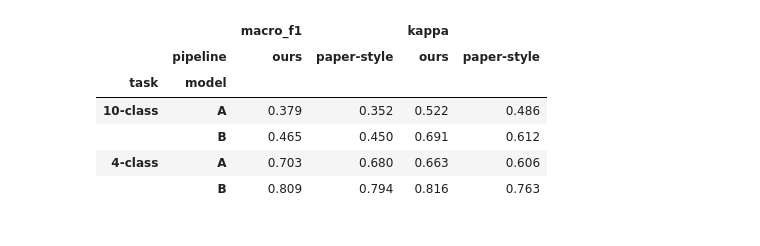
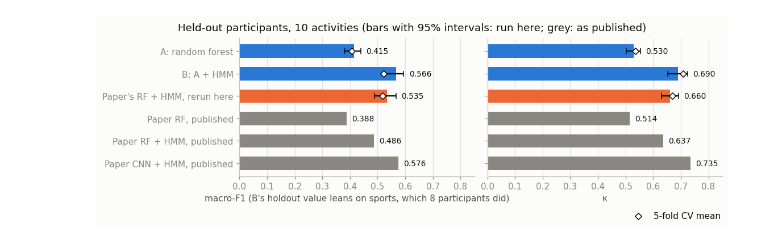
Before and after one commit to Alexr951/Capture-24, a Jupyter notebook: capture24_har.ipynb, the cells around one changed output. Saved outputs shown, nothing was run; the diff lists cells and outputs as text; code cells hidden in the pictures.

```diff
--- a/capture24_har.ipynb
+++ b/capture24_har.ipynb
@@ -13,13 +24,15 @@ import warnings
 import zipfile
 from pathlib import Path
 
+import joblib
+import matplotlib.dates as mdates
 import matplotlib.pyplot as plt
 import numpy as np
 import pandas as pd
-import shap
 from imblearn.ensemble import BalancedRandomForestClassifier
 from joblib import Parallel, delayed
-from sklearn.dummy import DummyClassifier
+from matplotlib.patches import Patch
+from sklearn.ensemble._forest import _generate_unsampled_indices
 from sklearn.metrics import cohen_kappa_score, confusion_matrix, f1_score, matthews_corrcoef
 from sklearn.model_selection import StratifiedGroupKFold
 
@@ -28,9 +41,10 @@ import features as F  # windowing and features; a module so joblib workers can i
 T0 = time.time()
 SEED = 42
 N_FOLDS = 5
-N_BOOT = 100
+N_BOOT = 2000
 N_TREES = 300
-HMM_FOLDS, HMM_TREES = 3, 50  # inner participant-grouped folds and trees per fold for the HMM emission matrix
+PAPER_VERSION = 1  # bump when paper_pipeline changes; it is part of the cache file name
+PAPER_TREES, PAPER_BATCH = 3000, 600  # the paper's forest, for the copy of its pipeline; fitted in batches to fit in memory
 N_JOBS = -1
 LOAD_JOBS = 4  # participants processed in parallel; each holds about 1 GB
 
@@ -38,6 +52,7 @@ DATA, OUT = Path("data"), Path("outputs")
 RAW = DATA / "capture24"
 CACHE = DATA / f"features_w{F.WINSEC}s_v{F.FEATURE_VERSION}.parquet"
 STATS_CACHE = DATA / f"participant_stats_w{F.WINSEC}s_v{F.FEATURE_VERSION}.parquet"
+PAPER_CACHE = DATA / f"paper_copy_v{PAPER_VERSION}_w{F.WINSEC}s_v{F.FEATURE_VERSION}_trees{PAPER_TREES}_seed{SEED}_folds{N_FOLDS}.joblib"
 
 SCHEMES = {"10-class": "WillettsSpecific2018", "4-class": "Walmsley2020"}
 CLASSES = {  # display order
@@ -49,10 +64,11 @@ CLASSES = {  # display order
 CODES = {task: sorted(names) for task, names in CLASSES.items()}
 DEV_IDS = [f"P{i:03d}" for i in range(1, 101)]  # derivation set; P101-P151 is the holdout
 METRICS = ["macro_f1", "kappa", "mcc"]
+SHOWN = {"macro_f1": "macro-F1", "kappa": "κ"}  # MCC stays within 0.005 of κ, so it is only in results.json
 
 PAPER_WINDOWS = {"all": 922_199, "P001-P100": 618_129, "P101-P151": 304_070}
-PAPER = {  # holdout macro-F1 and kappa from the paper
-    "10-class": {"Paper RF": (0.388, 0.514), "Paper RF + HMM": (0.486, 0.637)},
+PAPER = {  # holdout macro-F1 and kappa from the paper; its forest has 3,000 trees
+    "10-class": {"Paper RF": (0.388, 0.514), "Paper RF + HMM": (0.486, 0.637), "Paper CNN + HMM": (0.576, 0.735)},
     "4-class": {"Paper RF": (0.711, 0.665), "Paper RF + HMM": (0.789, 0.772)},
 }
 
@@ -477,33 +596,31 @@ B is above the paper's RF + HMM on both tasks, which calls for a leakage check.
 # %%
-def paper_style_fold0(task):
-    """Metrics on CV fold 0 for the paper's pipeline, next to ours on the same fold."""
-    y, k = Y[task], len(CODES[task])
-    train, valid = next(cv_folds(task))
-    cols = [i for i, name in enumerate(F.FEATURE_NAMES) if not name.startswith(("x_", "y_", "z_", "corr_"))]
-    with warnings.catch_warnings():
-        warnings.simplefilter("ignore")  # imblearn warns that some windows have no out-of-bag score
-        forest = BalancedRandomForestClassifier(
-            n_estimators=N_TREES, sampling_strategy="not minority", replacement=True, bootstrap=True,
-            oob_score=True, n_jobs=N_JOBS, random_state=SEED).fit(X[train][:, cols], y[train])
-    per_participant = pd.factorize(GROUPS)[0]
-    hmm = fit_hmm(y[train], forest.oob_decision_function_, per_participant[train], k) | {"prior": np.full(k, 1 / k)}
-    pred = forest.predict(X[valid][:, cols])
-    return score_rows(task, valid, {"A": pred, "B": smooth(pred, per_participant[valid], hmm)[0]}, pipeline="paper-style")
+def plot_results(task="10-class"):
+    """Holdout macro-F1 and kappa with 95% intervals and CV means, next to the paper's published numbers."""
+    fig, axes = plt.subplots(1, 2, figsize=(10, 3.3), sharey=True, layout="constrained")
+    ours = {"A: random forest": (SCORES[task]["A"], CV.loc[(task, "A")].xs("mean", level=1), BLUE),
+            "B: A + HMM": (SCORES[task]["B"], CV.loc[(task, "B")].xs("mean", level=1), BLUE),
+            "Paper's RF + HMM, rerun here": (COPY, COPY_CV.mean(), ORANGE)}
+    published = {f"{name}, published": numbers for name, numbers in PAPER[task].items()}
+    names = [*ours, *published]
+    for ax, (i, metric) in zip(axes, enumerate(SHOWN)):
+        mine = np.array([holdout[metric]["value"] for holdout, _, _ in ours.values()])
+        ci = np.array([holdout[metric]["ci"] for holdout, _, _ in ours.values()]).T
+        values = [*mine, *(p[i] for p in published.values())]
+        ax.barh(names, values, color=[c for _, _, c in ours.values()] + [MUTED] * len(published), height=0.6)
+        ax.errorbar(mine, range(len(ours)), xerr=np.abs(ci - mine), fmt="none", ecolor=INK, capsize=3)
+        ax.scatter([cv[metric] for _, cv, _ in ours.values()], range(len(ours)), marker="D", s=28, color="white",
+                   edgecolor=INK, zorder=3, label="5-fold CV mean")
+        label_bars(ax, values, [*(ci[1] - mine), *[0] * len(published)], ".3f")
+        ax.set(xlim=(0, 0.85))
+        ax.grid(axis="y", visible=False)
+    axes[0].invert_yaxis()
+    axes[0].set_xlabel("macro-F1 (B's holdout value leans on sports, which 8 participants did)")
+    axes[1].set_xlabel("κ")
+    fig.legend(*axes[0].get_legend_handles_labels(), loc="outside lower right")
+    fig.suptitle("Held-out participants, 10 activities (bars with 95% intervals: run here; grey: as published)")
+    fig.savefig(OUT / "results.png", dpi=150)
 
 
-def fold0_comparison():
-    ours = cv[(cv["fold"] == 0) & (cv["model"] != "Dummy")].assign(pipeline="ours")
-    paper_style = pd.DataFrame([row for task in SCHEMES for row in paper_style_fold0(task)])
-    both = pd.concat([paper_style, ours]).set_index(["task", "model", "pipeline"])[["macro_f1", "kappa"]]
-    return both.unstack("pipeline").round(3)
-
-
-fold0_comparison()
+plot_results()
 # %% [output]
-|  |  | macro_f1 |  | kappa |  |
-|  | pipeline | ours | paper-style | ours | paper-style |
-| task | model |  |  |  |  |
-| 10-class | A | 0.379 | 0.352 | 0.522 | 0.486 |
-|  | B | 0.465 | 0.450 | 0.691 | 0.612 |
-| 4-class | A | 0.703 | 0.680 | 0.663 | 0.606 |
-|  | B | 0.809 | 0.794 | 0.816 | 0.763 |
+[figure, added]
```
Also changed, not shown: parts of 48 cells of this notebook, 9 other files.
